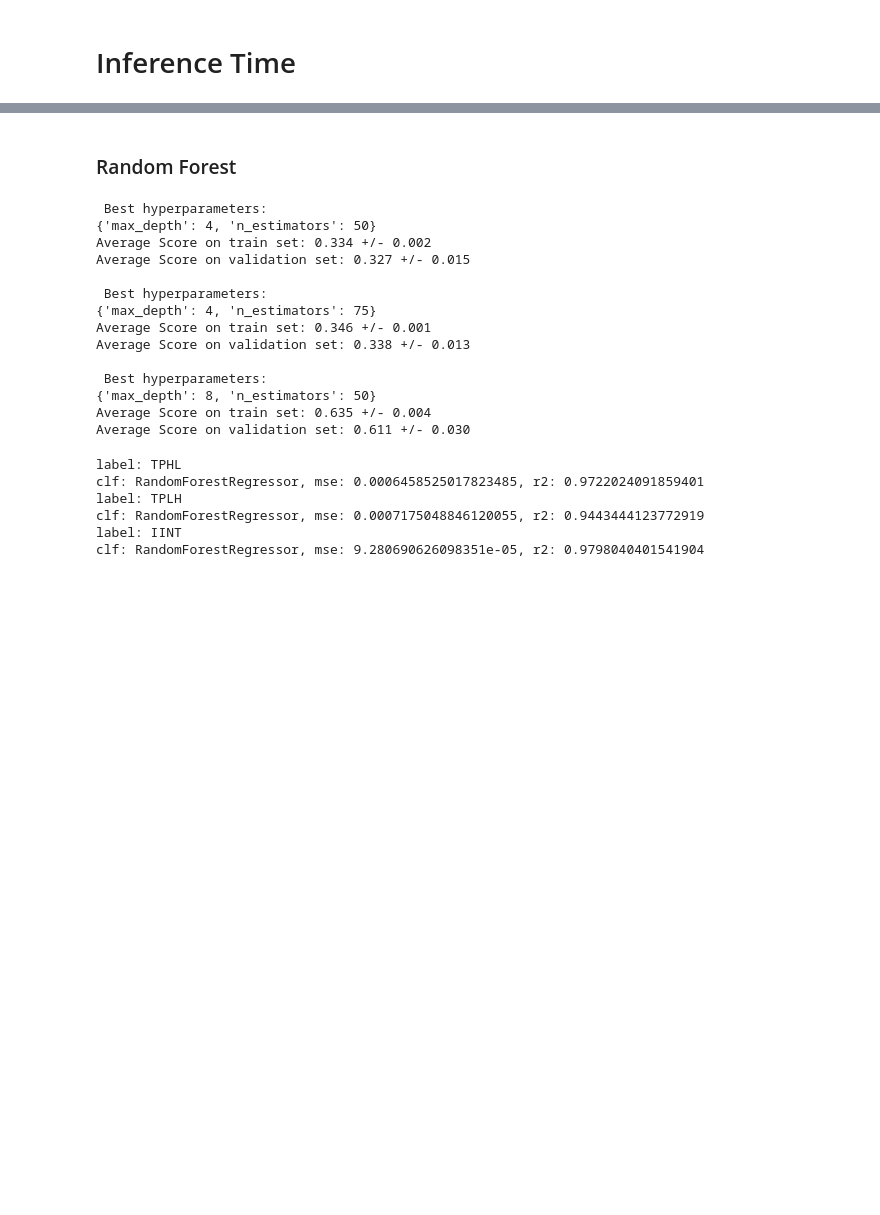
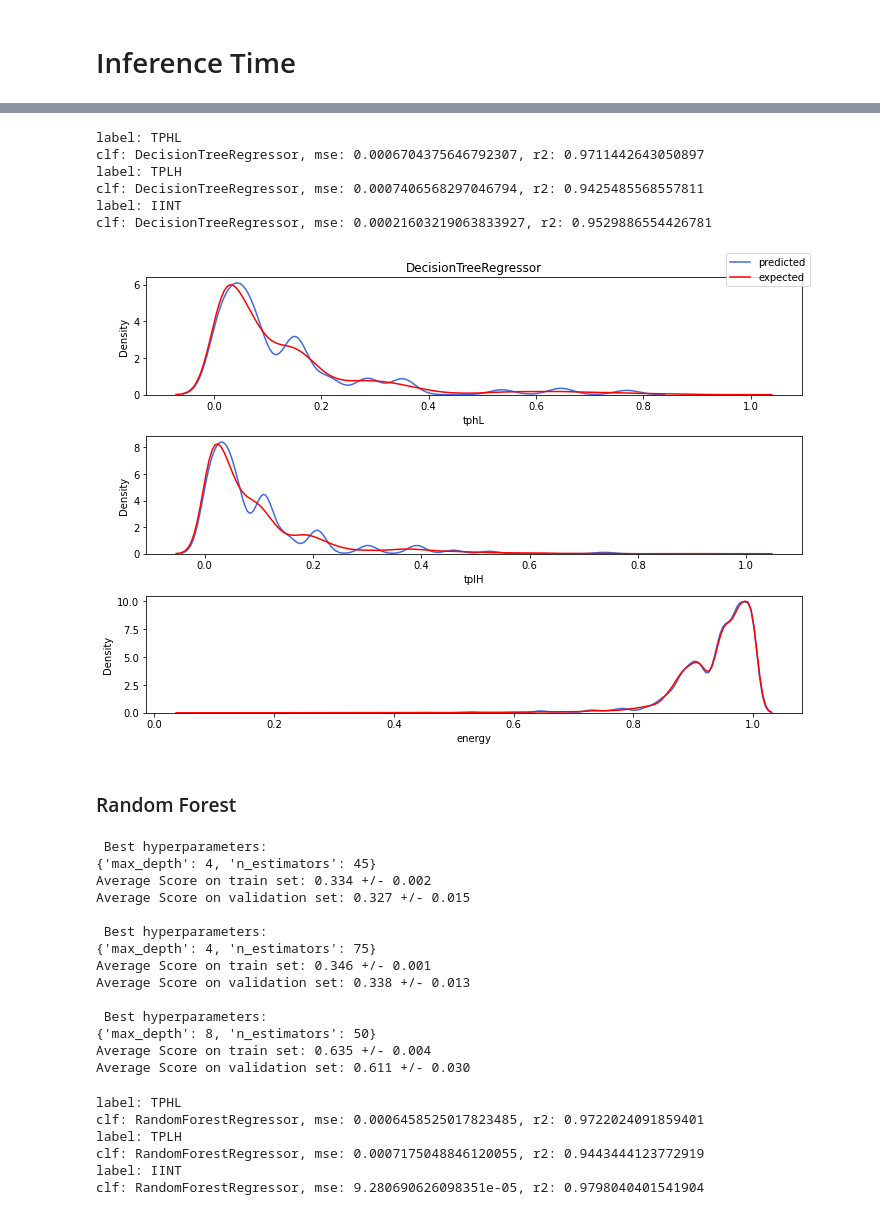
Before and after one commit to GabriellJacinto/Electrical-Behaviour-Prediction, a Jupyter notebook: FINFET/7nm/NOT/Models/sim1/NOT_Advanced_Algorithms.ipynb, the cells around one changed output, grey strips where cells are left out. Saved outputs shown, nothing was run; the diff lists cells and outputs as text; code cells hidden in the pictures; blank space fills up the shorter version.

Commit message:
a lot of data for ICECS

```diff
--- a/FINFET/7nm/NOT/Models/sim1/NOT_Advanced_Algorithms.ipynb
+++ b/FINFET/7nm/NOT/Models/sim1/NOT_Advanced_Algorithms.ipynb
@@ -33,9 +33,9 @@ import logging
 !pwd
 # %% [output]
 /home/orion23/Desktop/Electrical-Behaviour-Prediction/FINFET/7nm/NOT/Models/sim1
+# %%
+results_dir = "../../../Models/sim1/result/"
 # %%
-results_dir = "../../../Models/sim1/results/"
-
 logger = logging.getLogger()
 fhandler = logging.FileHandler(filename='results_log.txt', mode='a')
 logger.setLevel(logging.INFO)#send two messages to the logger
@@ -1054,8 +1129,77 @@ DecisionTreeRegressor: 0.00007 secs
+# %%
+clfs = [DecisionTreeRegressor(random_state = seed)]
+fig, ax = plt.subplots(3,1, figsize = (10,7))
+
+logging.info("\n ==== metrics_after_cv ====")
+#modelos para TPHL
+print('label: TPHL')
+logging.info('\nlabel: TPHL')
+for idx,clf in enumerate(clfs):
+    i = idx
+    clf.set_params(max_depth = 4)
+    clf = clf.fit(X_train, y_train.tphL)
+    ypred = clf.predict(X_val)
+    mse = mean_squared_error(y_val.tphL, ypred)
+    r2 = r2_score(y_val.tphL, ypred)
+    print(f'clf: {clf.__class__.__name__}, mse: {mse}, r2: {r2}')
+    logging.info(f'clf: {clf.__class__.__name__}, mse: {mse}, r2: {r2}')
+
+    sns.kdeplot(data=ypred, label = 'predicted', ax = ax[0],color = 'royalblue')
+    sns.kdeplot(data=y_val.tphL, label = 'true', ax = ax[0], color = 'red')
+    ax[i].set_title(f'{clf.__class__.__name__}, TPHL')
+
+#modelos para TPLH
+logging.info('\nlabel: TPLH')
+print('label: TPLH')
+for idx,clf in enumerate(clfs):
+    i = idx
+    clf.set_params(max_depth = 4)
+    clf = clf.fit(X_train, y_train.tplH)
+    ypred = clf.predict(X_val)
+    mse = mean_squared_error(y_val.tplH, ypred)
+    r2 = r2_score(y_val.tplH, ypred)
+    print(f'clf: {clf.__class__.__name__}, mse: {mse}, r2: {r2}')
+    logging.info(f'clf: {clf.__class__.__name__}, mse: {mse}, r2: {r2}')
+
+    sns.kdeplot(data=ypred, label = 'predicted', ax = ax[1],color = 'royalblue')
+    sns.kdeplot(data=y_val.tplH, label = 'true', ax = ax[1], color = 'red')
+    ax[i].set_title(f'{clf.__class__.__name__}, TPLH')
+
+#modelos para IINT
+logging.info('\nlabel: IINT')
+print('label: IINT')
+for idx,clf in enumerate(clfs):
+    i = idx
+    clf.set_params(max_depth = 8)
+    clf = clf.fit(X_train, y_train.energy)
+
+    ypred = clf.predict(X_val)
+    mse = mean_squared_error(y_val.energy, ypred)
+    r2 = r2_score(y_val.energy, ypred)
+    print(f'clf: {clf.__class__.__name__}, mse: {mse}, r2: {r2}')
+    logging.info(f'clf: {clf.__class__.__name__}, mse: {mse}, r2: {r2}')
+
+    sns.kdeplot(data=ypred, label = 'predicted', ax = ax[2],color = 'royalblue')
+    sns.kdeplot(data=y_val.energy, label = 'true', ax = ax[2], color = 'red')
+    ax[i].set_title(f'{clf.__class__.__name__}')
+
+plt.tight_layout()
+fig.legend(labels=["predicted", "expected"])
+plt.savefig(results_dir + 'DT_all_best_hyperparams_inverter.pdf')
+plt.show()
+# %% [output]
+label: TPHL
+clf: DecisionTreeRegressor, mse: 0.0006704375646792307, r2: 0.9711442643050897
+label: TPLH
+clf: DecisionTreeRegressor, mse: 0.0007406568297046794, r2: 0.9425485568557811
+label: IINT
+clf: DecisionTreeRegressor, mse: 0.00021603219063833927, r2: 0.9529886554426781
+[figure, added]
 # %% [markdown]
 ### Random Forest
 # %%
-params = {'n_estimators': [30, 40, 50, 70, 75],
-          'max_depth': [3, 4, 5, 6, 7, 8]}
+params = {'n_estimators': [40, 45, 50, 73, 75],
+          'max_depth': [4, 8, 9, 10, 15]}
           #'max_features': [2, 5, 7],
           #'min_samples_split': [2, 8, 15, 30],}
 
@@ -1114,7 +1258,7 @@ logging.info("Average Score on validation set: {:.3f} +/- {:.3f}".format(RF_cv_r
                                                                      RF_cv_results_iint[RF_cv_results_iint.rank_test_score == 1].std_test_score.values[0]))
 # %% [output]
  Best hyperparameters:
-{'max_depth': 4, 'n_estimators': 50}
+{'max_depth': 4, 'n_estimators': 45}
 Average Score on train set: 0.334 +/- 0.002
 Average Score on validation set: 0.327 +/- 0.015
 
```
Also changed, not shown: parts of 13 cells of this notebook, 19 other files.
